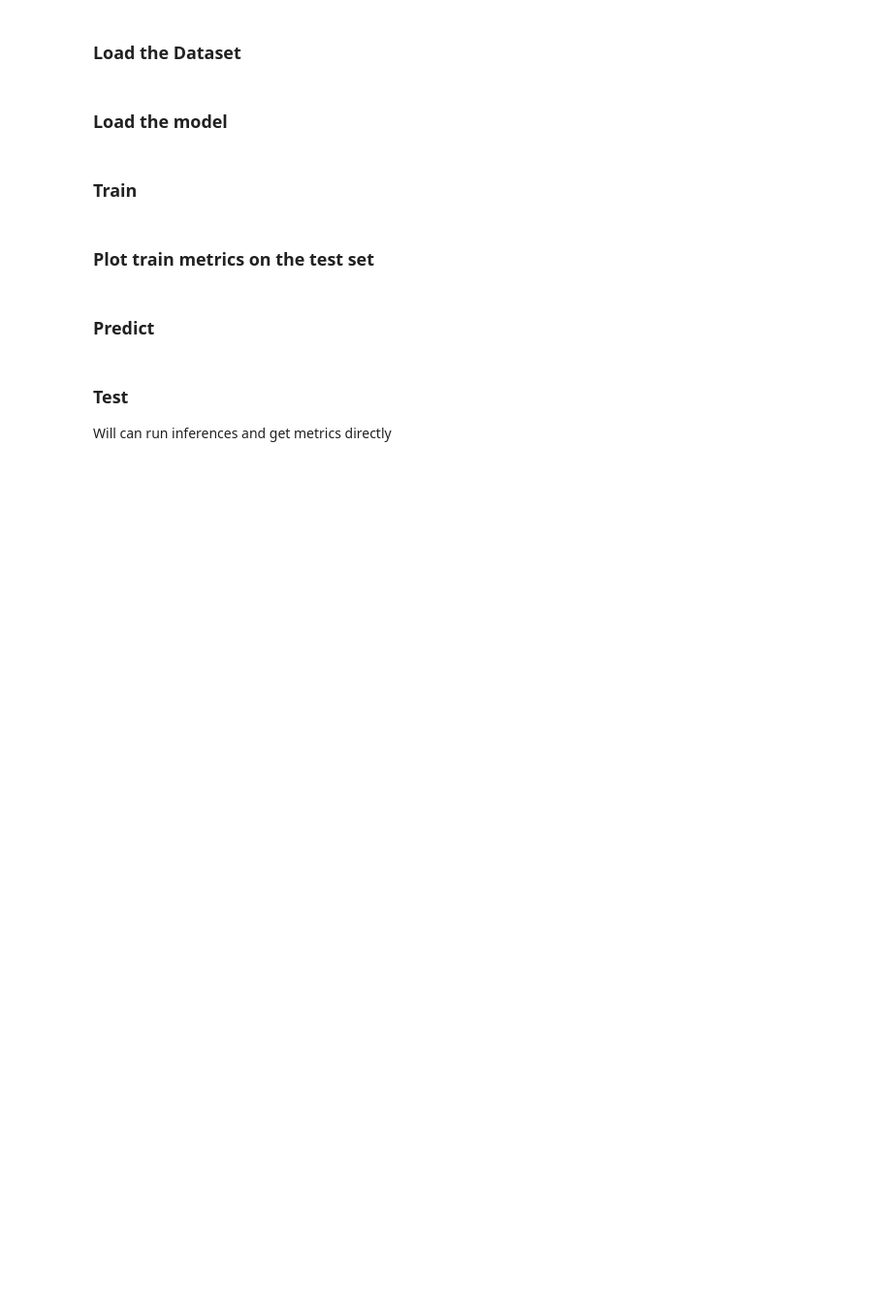
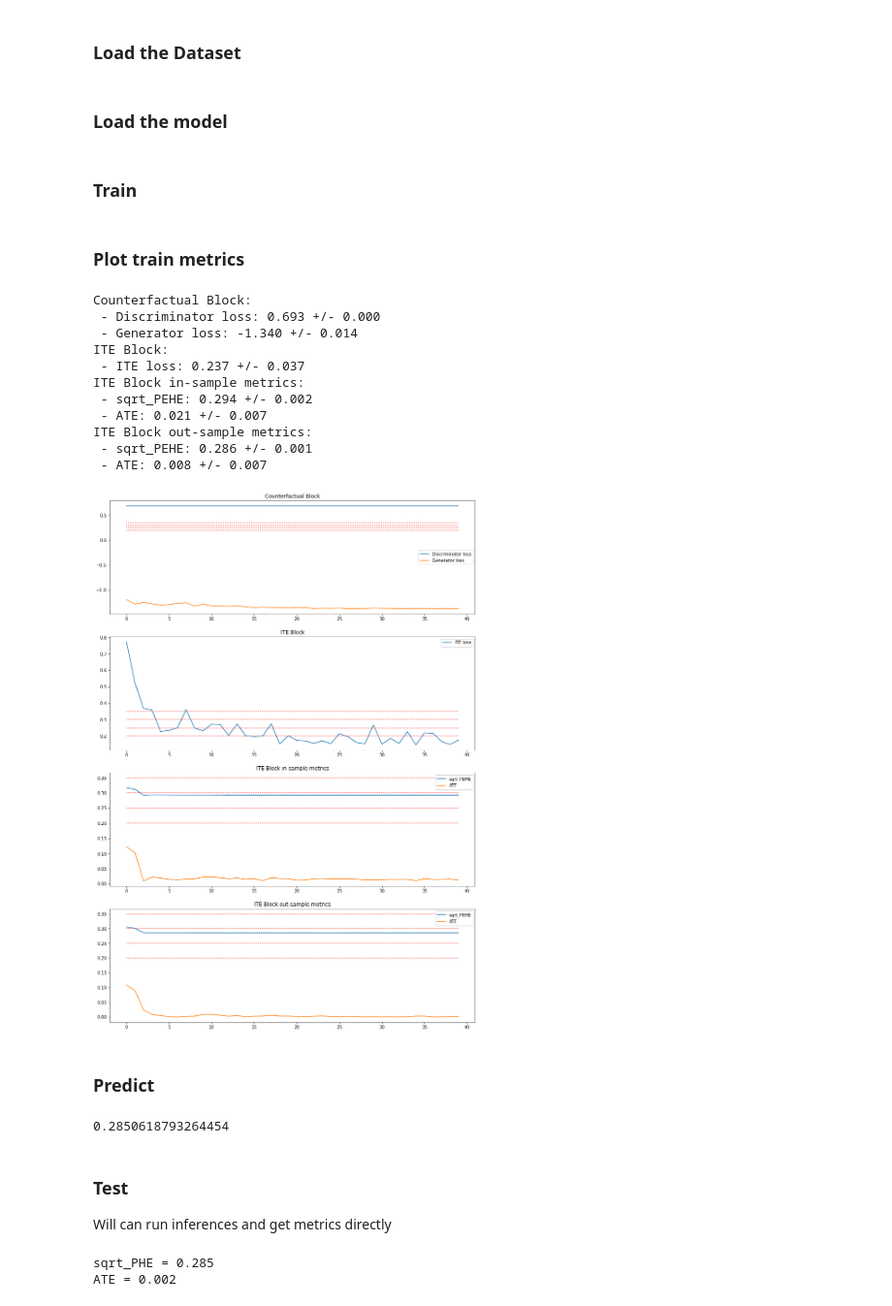
Before and after one commit to bcebere/ite-api, a Jupyter notebook: notebooks/ganite_pytorch_train_evaluation.ipynb, the cells around one changed output. Shown: that part at 97% size. Saved outputs shown, nothing was run; the diff lists cells and outputs as text; code cells hidden in the pictures; blank space fills up the shorter version.

```diff
--- a/notebooks/ganite_pytorch_train_evaluation.ipynb
+++ b/notebooks/ganite_pytorch_train_evaluation.ipynb
@@ -31,7 +36,8 @@ import torch
 # %%
 train_ratio = 0.8
 
-[Train_X, Train_T, Train_Y, Opt_Train_Y, Test_X, Test_Y] = ds.load("twins", train_ratio)
+dataset = ds.load("twins", train_ratio)
+[Train_X, Train_T, Train_Y, Opt_Train_Y, Test_X, Test_Y] = dataset
 # %% [markdown]
 ### Load the model
 # %%
@@ -43,17 +49,17 @@ model = alg.GaniteTorch(
     dim, # number of features
     dim_hidden, # size of the hidden layers
     dim_outcome, # size of the output
-    num_iterations=10000, # number of training iterations
+    num_iterations=2000, # number of training iterations
     alpha=2, # alpha hyperparameter, used for the Generator block loss
     beta=2, # beta hyperparameter, used for the ITE block loss
     minibatch_size=128, # data batch size
-    num_discr_iterations=10, # number of iterations executed by the discriminator.
+    num_discr_iterations=5, # number of iterations executed by the discriminator.
 )
 
 assert model is not None
 # %% [markdown]
 ### Train
-# %%
-metrics = model.fit(Train_X, Train_T, Train_Y, Test_X, Test_Y)
+# %%
+metrics = model.train(*dataset)
 # %% [markdown]
-### Plot train metrics on the test set
+### Plot train metrics
@@ -71,14 +66,35 @@ plt.show()
+# %%
+metrics.print()
+
+metrics.plot(plt, thresholds = [0.2, 0.25, 0.3, 0.35])
+# %% [output]
+Counterfactual Block:
+ - Discriminator loss: 0.693 +/- 0.000
+ - Generator loss: -1.340 +/- 0.014
+ITE Block:
+ - ITE loss: 0.237 +/- 0.037
+ITE Block in-sample metrics:
+ - sqrt_PEHE: 0.294 +/- 0.002
+ - ATE: 0.021 +/- 0.007
+ITE Block out-sample metrics:
+ - sqrt_PEHE: 0.286 +/- 0.001
+ - ATE: 0.008 +/- 0.007
+[figure, added]
 # %% [markdown]
 ### Predict
 # %%
 hat_y = model.predict(Test_X)
 
-print(type(hat_y), type(Test_X))
 utils.sqrt_PEHE(hat_y.to_numpy(), Test_Y)
+# %% [output]
+0.2850618793264454
 # %% [markdown]
 ### Test
 Will can run inferences and get metrics directly
 # %%
 test_metrics = model.test(Test_X, Test_Y)
 
-test_metrics["sqrt_PEHE"]
+test_metrics.print()
+# %% [output]
+sqrt_PHE = 0.285
+ATE = 0.002
```
Also changed, not shown: parts of 2 cells of this notebook, 4 other files.
